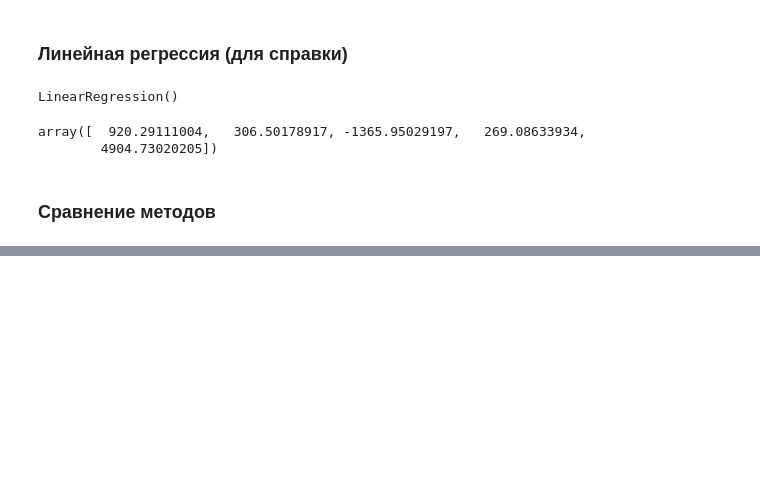
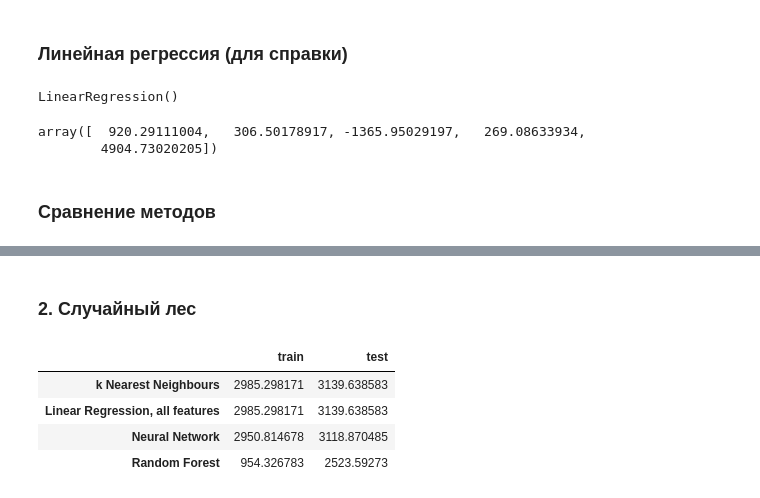
Before and after one commit to Varyzgin/ML, a Jupyter notebook: machine_learning.ipynb, the cells around one changed output, grey strips where cells are left out. Cells and saved outputs as stored; diff of their text form; code cells hidden in the pictures; blank space fills up the shorter version.

```diff
--- a/machine_learning.ipynb
+++ b/machine_learning.ipynb
@@ -307,0 +344,24 @@ R2_table
+# %% [markdown]
+### 2. Случайный лес
+# %%
+from sklearn.ensemble import RandomForestRegressor
+
+model = RandomForestRegressor(n_estimators=200) # по умолчанию n_estimators=100
+model.fit(X_train, y_train)
+
+y_train_predict = model.predict(X_train)
+y_test_predict  = model.predict(X_test)
+
+RMSE_train = mean_squared_error(y_train, y_train_predict)**.5
+RMSE_test  = mean_squared_error(y_test,  y_test_predict)**.5
+R2_train = r2_score(y_train, y_train_predict)
+R2_test  = r2_score(y_test,  y_test_predict)
+
+RMSE_table.loc['Random Forest', :] = (RMSE_train, RMSE_test)
+RMSE_table
+# %% [output]
+|  | train | test |
+| k Nearest Neighbours | 2985.298171 | 3139.638583 |
+| Linear Regression, all features | 2985.298171 | 3139.638583 |
+| Neural Network | 2950.814678 | 3118.870485 |
+| Random Forest | 954.326783 | 2523.59273 |
```
Also changed, not shown: parts of 10 cells of this notebook.
